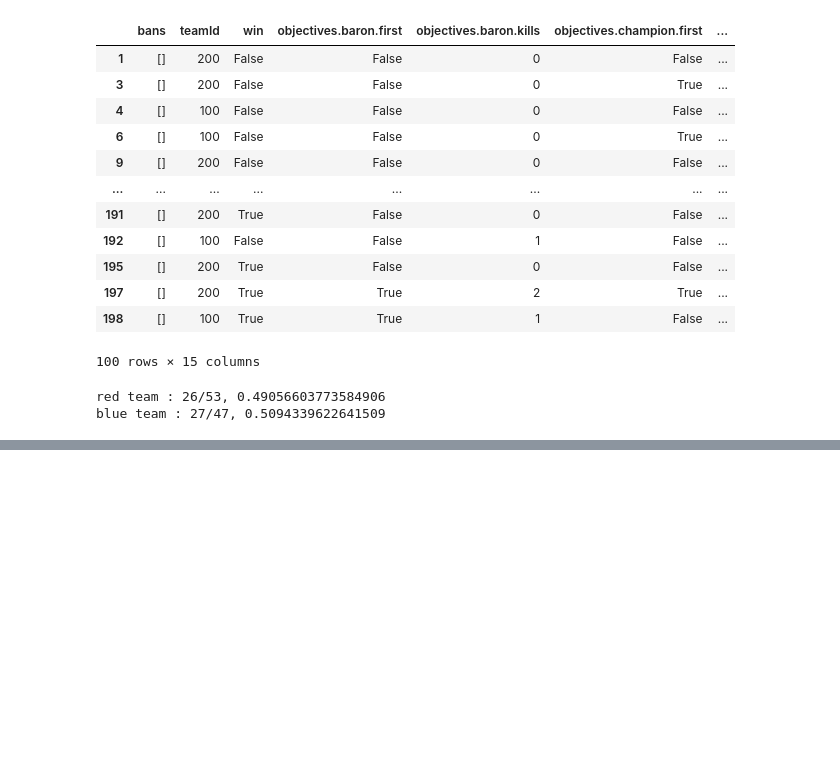
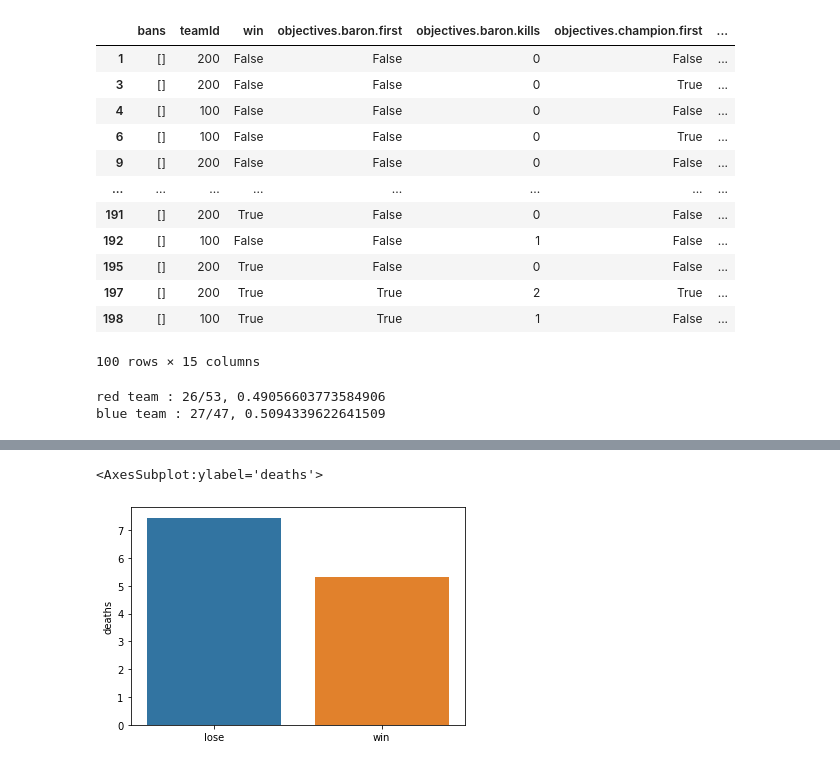
Before and after one commit to uowol/Project_LoLStatistics, a Jupyter notebook: stat_data_야식은치킨이지.ipynb, the cells around one changed output, grey strips where cells are left out. Cells and saved outputs as stored; diff of their text form; code cells hidden in the pictures; blank space fills up the shorter version.

```diff
--- a/stat_data_야식은치킨이지.ipynb
+++ b/stat_data_야식은치킨이지.ipynb
@@ -124,0 +184,6 @@ blue team : 27/47, 0.5094339622641509
+# %%
+
+sns.barplot(x=["lose", "win"], y=mean_kda["deaths"])
+# %% [output]
+<AxesSubplot:ylabel='deaths'>
+[figure, added]
```
Also changed, not shown: parts of 23 cells of this notebook.
